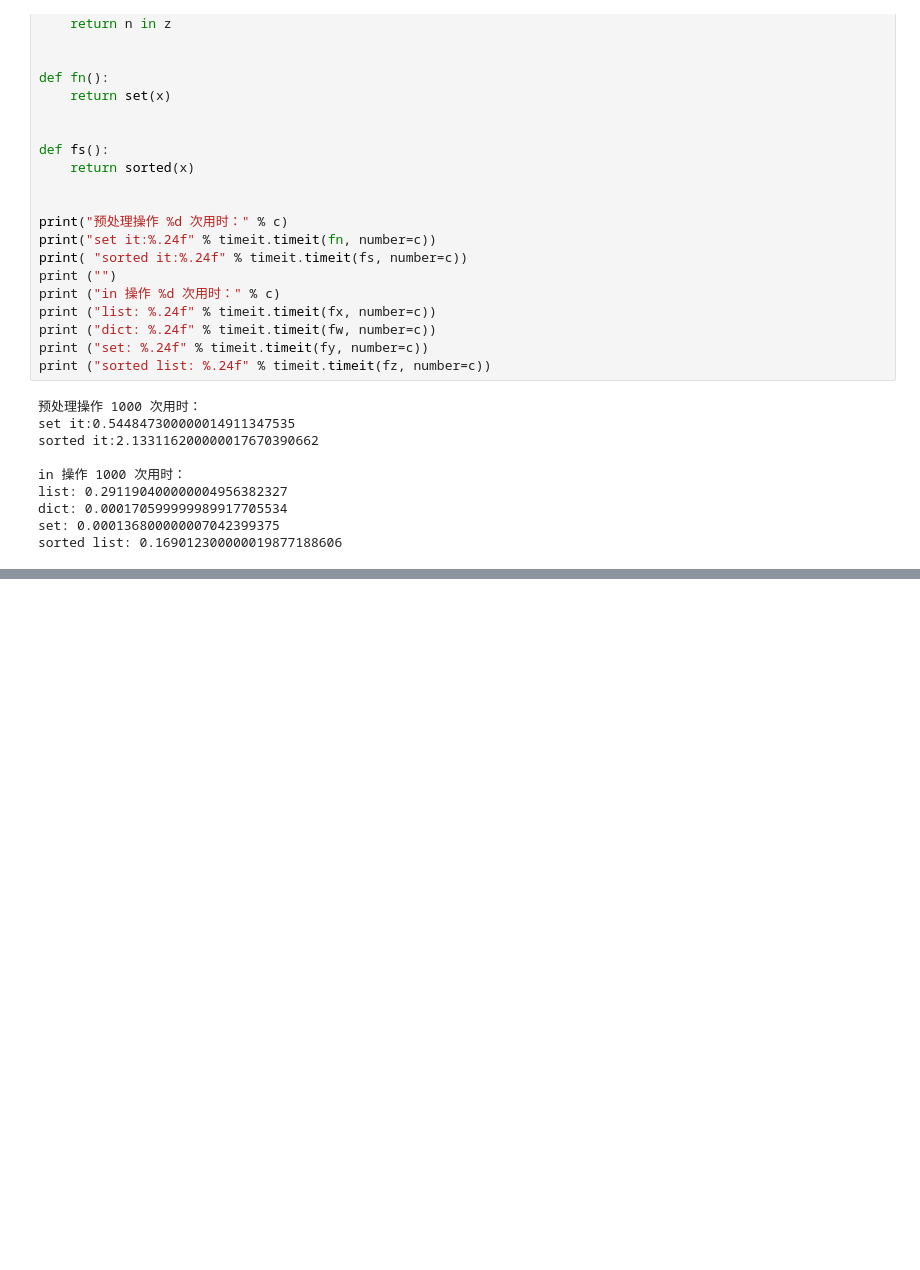
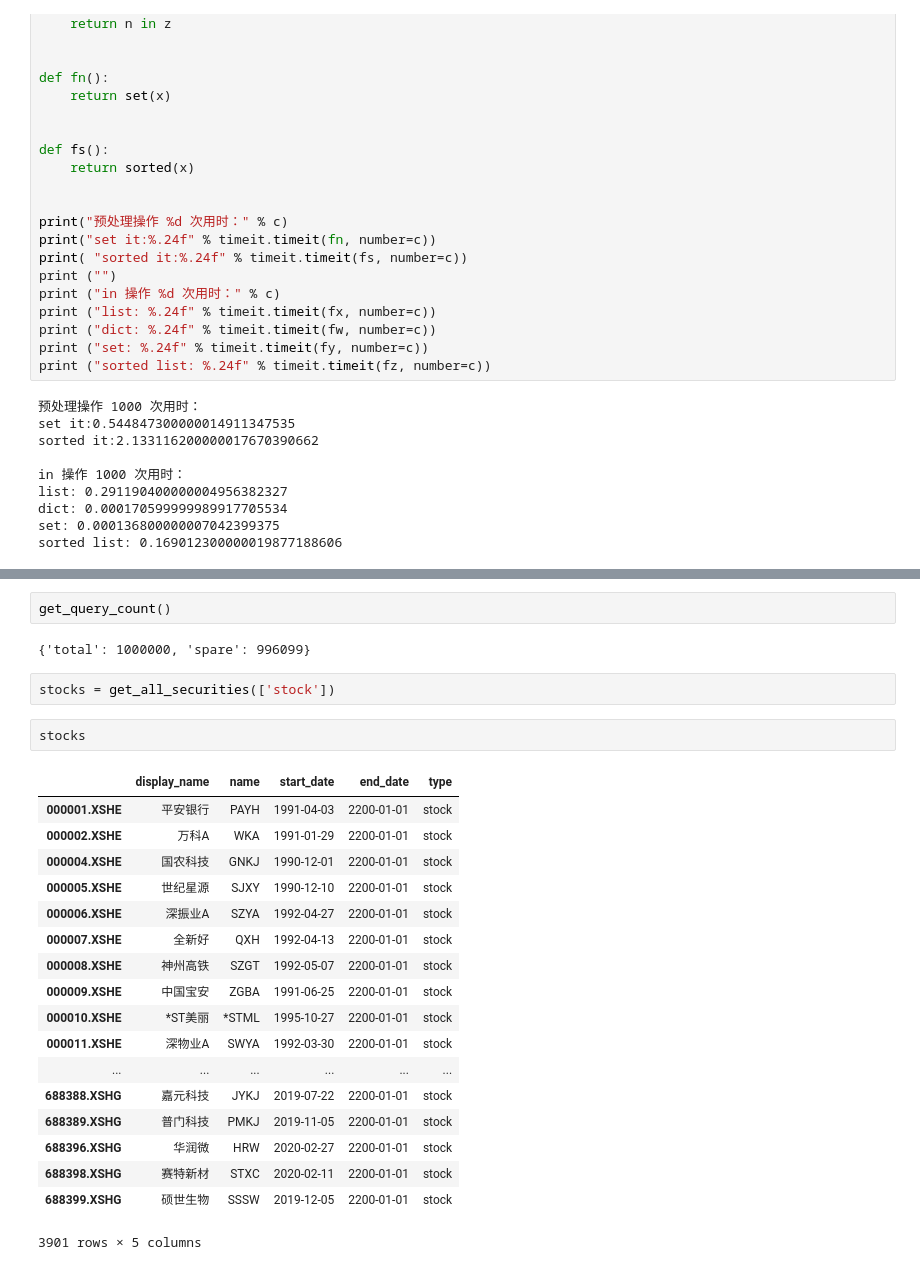
Before and after one commit to SnakeWayne/PHBS_MLF_2019, a Jupyter notebook: HW1/in efficiency test.ipynb, the cells around one changed output, grey strips where cells are left out. Saved outputs shown, nothing was run; the diff lists cells and outputs as text; blank space fills up the shorter version.

```diff
--- a/HW1/in efficiency test.ipynb
+++ b/HW1/in efficiency test.ipynb
@@ -63,0 +94,27 @@ sorted list: 0.169012300000019877188606
+# %%
+get_query_count()
+# %% [output]
+{'total': 1000000, 'spare': 996099}
+# %%
+stocks = get_all_securities(['stock'])
+# %%
+stocks
+# %% [output]
+|  | display_name | name | start_date | end_date | type |
+| 000001.XSHE | 平安银行 | PAYH | 1991-04-03 | 2200-01-01 | stock |
+| 000002.XSHE | 万科A | WKA | 1991-01-29 | 2200-01-01 | stock |
+| 000004.XSHE | 国农科技 | GNKJ | 1990-12-01 | 2200-01-01 | stock |
+| 000005.XSHE | 世纪星源 | SJXY | 1990-12-10 | 2200-01-01 | stock |
+| 000006.XSHE | 深振业A | SZYA | 1992-04-27 | 2200-01-01 | stock |
+| 000007.XSHE | 全新好 | QXH | 1992-04-13 | 2200-01-01 | stock |
+| 000008.XSHE | 神州高铁 | SZGT | 1992-05-07 | 2200-01-01 | stock |
+| 000009.XSHE | 中国宝安 | ZGBA | 1991-06-25 | 2200-01-01 | stock |
+| 000010.XSHE | *ST美丽 | *STML | 1995-10-27 | 2200-01-01 | stock |
+| 000011.XSHE | 深物业A | SWYA | 1992-03-30 | 2200-01-01 | stock |
+| ... | ... | ... | ... | ... | ... |
+| 688388.XSHG | 嘉元科技 | JYKJ | 2019-07-22 | 2200-01-01 | stock |
+| 688389.XSHG | 普门科技 | PMKJ | 2019-11-05 | 2200-01-01 | stock |
+| 688396.XSHG | 华润微 | HRW | 2020-02-27 | 2200-01-01 | stock |
+| 688398.XSHG | 赛特新材 | STXC | 2020-02-11 | 2200-01-01 | stock |
+| 688399.XSHG | 硕世生物 | SSSW | 2019-12-05 | 2200-01-01 | stock |
+3901 rows × 5 columns
```
Also changed, not shown: parts of 5 cells of this notebook, 3 other files.
